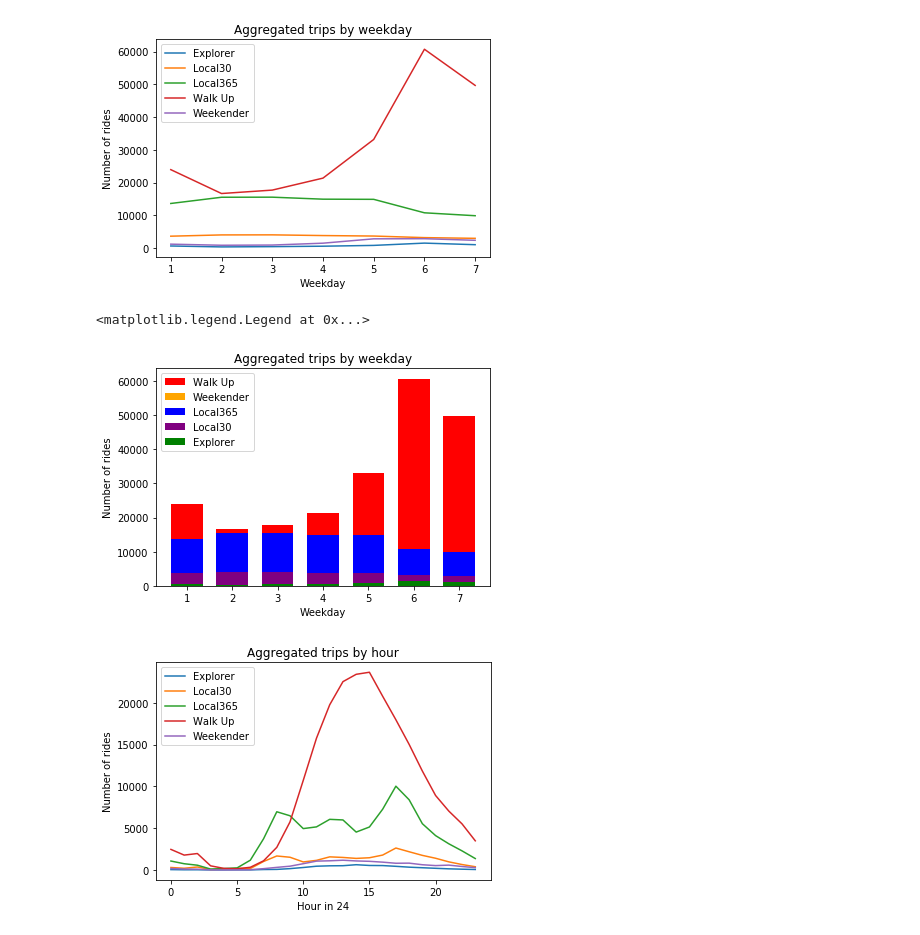
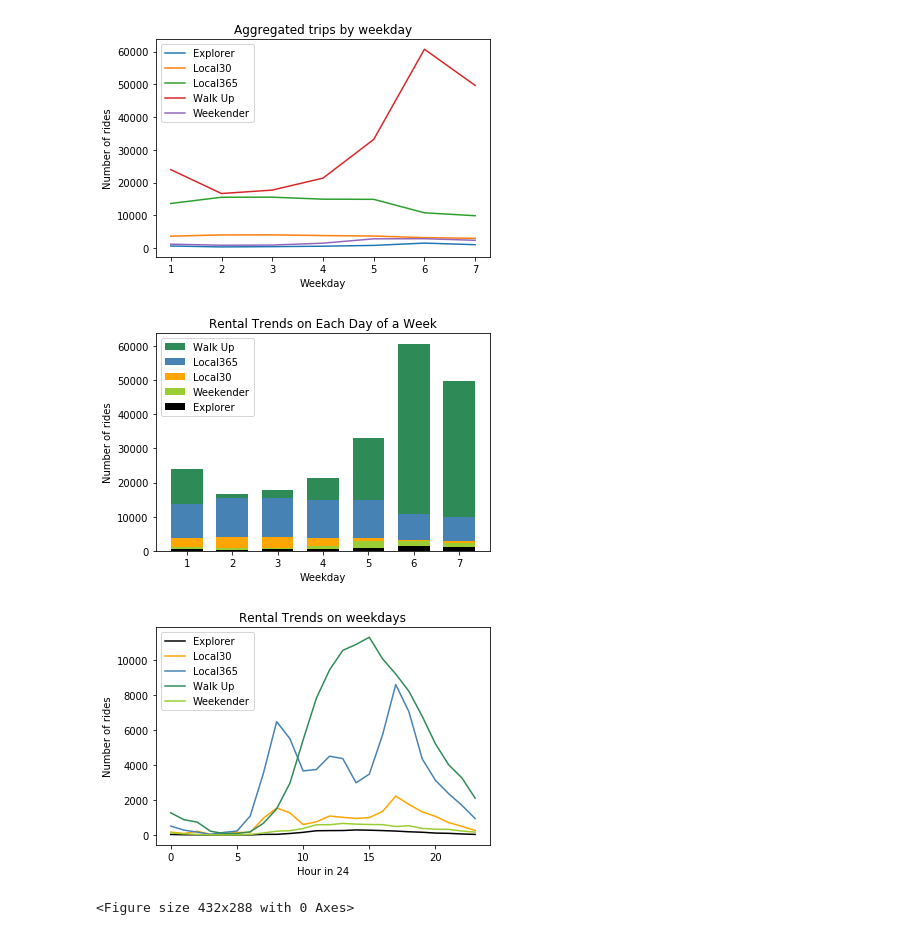
Before and after one commit to akhilesh-reddy/Strategy-consulting-for-bike-sharing, a Jupyter notebook: EDA_Henry_plots.ipynb, the cells around one changed output. Cells and saved outputs as stored; diff of their text form; code cells hidden in the pictures.

Commit message:
update plotting code

```diff
--- a/EDA_Henry_plots.ipynb
+++ b/EDA_Henry_plots.ipynb
@@ -73,5 +87,5 @@ autolabel(ax3, p3, s_sum[2])
 # %%
-active_groups_s = ["Walk Up", "Weekender", "Local365", "Local30", "Explorer"]
+active_groups_s = [ "Walk Up","Local365", "Local30", "Weekender",  "Explorer"]
 end = datetime.datetime.strptime("2017", "%Y")
 start = datetime.datetime.strptime("2014", "%Y")
 trips_t_control = trips[(trips["start_time"] > start) & (trips["start_time"] < end)]
@@ -108,16 +143,17 @@ show()
 # %%
 fig, ax = plt.subplots()
 active_groups_s
-cc= ["red", "orange", "blue", "purple", "green"]
+
+cc= ["seagreen", "steelblue" , "orange","yellowgreen", "black",]
 for i in range(len(active_groups_s)):
     ax.bar( frequent_m_weekday.loc[active_groups_s[i]].index.values,
             frequent_m_weekday.loc[active_groups_s[i]] ,
                                 0.7, color = cc[i] , label = active_groups_s[i])
 
-title("Aggregated trips by weekday")
+title("Rental Trends on Each Day of a Week")
 ylabel('Number of rides')
 xlabel("Weekday")
 legend()
+savefig("BarplotByWeek.png")
 # %% [output]
-<matplotlib.legend.Legend at 0x...>
-[figure, old version]
+[figure, new version]
@@ -124,14 +162,16 @@ legend()
 # %%
-frequent_m_hour = trips_t_control[active_groups_mask].groupby(["subscriber_type", "hours"])["subscriber_type"].count()
-plot (frequent_m_hour.loc["Explorer"], marker='None', linestyle='-', label='Explorer')
-plot (frequent_m_hour.loc["Local30"], marker='None', linestyle='-', label='Local30')
-plot (frequent_m_hour.loc["Local365"], marker='None', linestyle='-', label='Local365')
-plot (frequent_m_hour.loc["Walk Up"], marker='None', linestyle='-', label='Walk Up')
-plot (frequent_m_hour.loc["Weekender"], marker='None', linestyle='-', label='Weekender')
+frequent_m_hour = trips_t_control[active_groups_mask & (trips_t_control["weekday"] <6)].groupby(["subscriber_type", "hours"])["subscriber_type"].count()
+plot (frequent_m_hour.loc["Explorer"], marker='None', linestyle='-', label='Explorer', color = "black")
+plot (frequent_m_hour.loc["Local30"], marker='None', linestyle='-', label='Local30', color = "orange")
+plot (frequent_m_hour.loc["Local365"], marker='None', linestyle='-', label='Local365', color = "steelblue")
+plot (frequent_m_hour.loc["Walk Up"], marker='None', linestyle='-', label='Walk Up', color = "seagreen")
+plot (frequent_m_hour.loc["Weekender"], marker='None', linestyle='-', label='Weekender', color = "yellowgreen")
 xlabel('Hour in 24')
 ylabel('Number of rides')
-title("Aggregated trips by hour")
+title("Rental Trends on weekdays")
 legend(loc='best')
 show()
+savefig("Daily_Rental_Trend(Weekdays).png")
 # %% [output]
-[figure, old version]
+[figure, new version]
+<Figure size 432x288 with 0 Axes>
```
Also changed, not shown: parts of 7 cells of this notebook.
